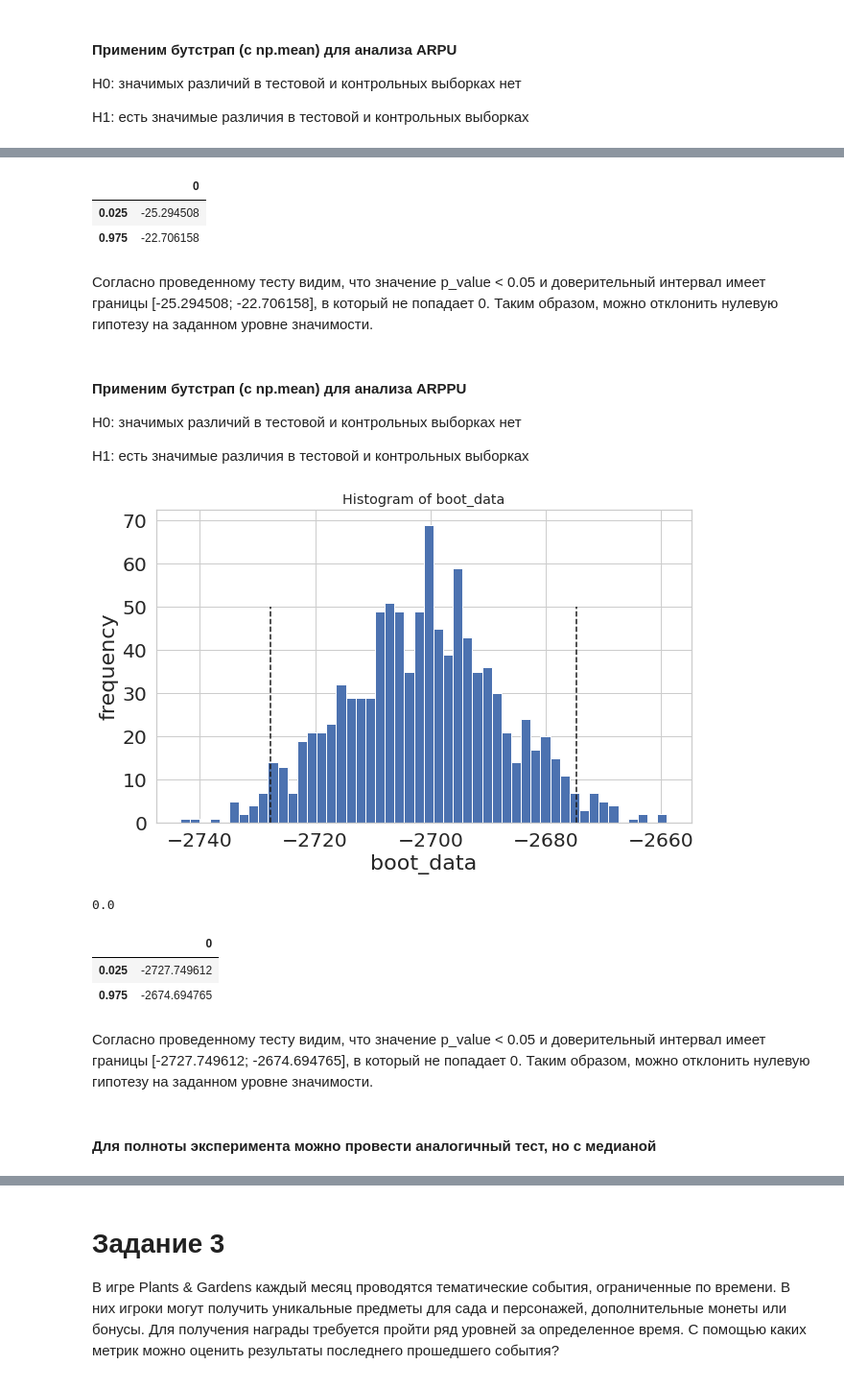
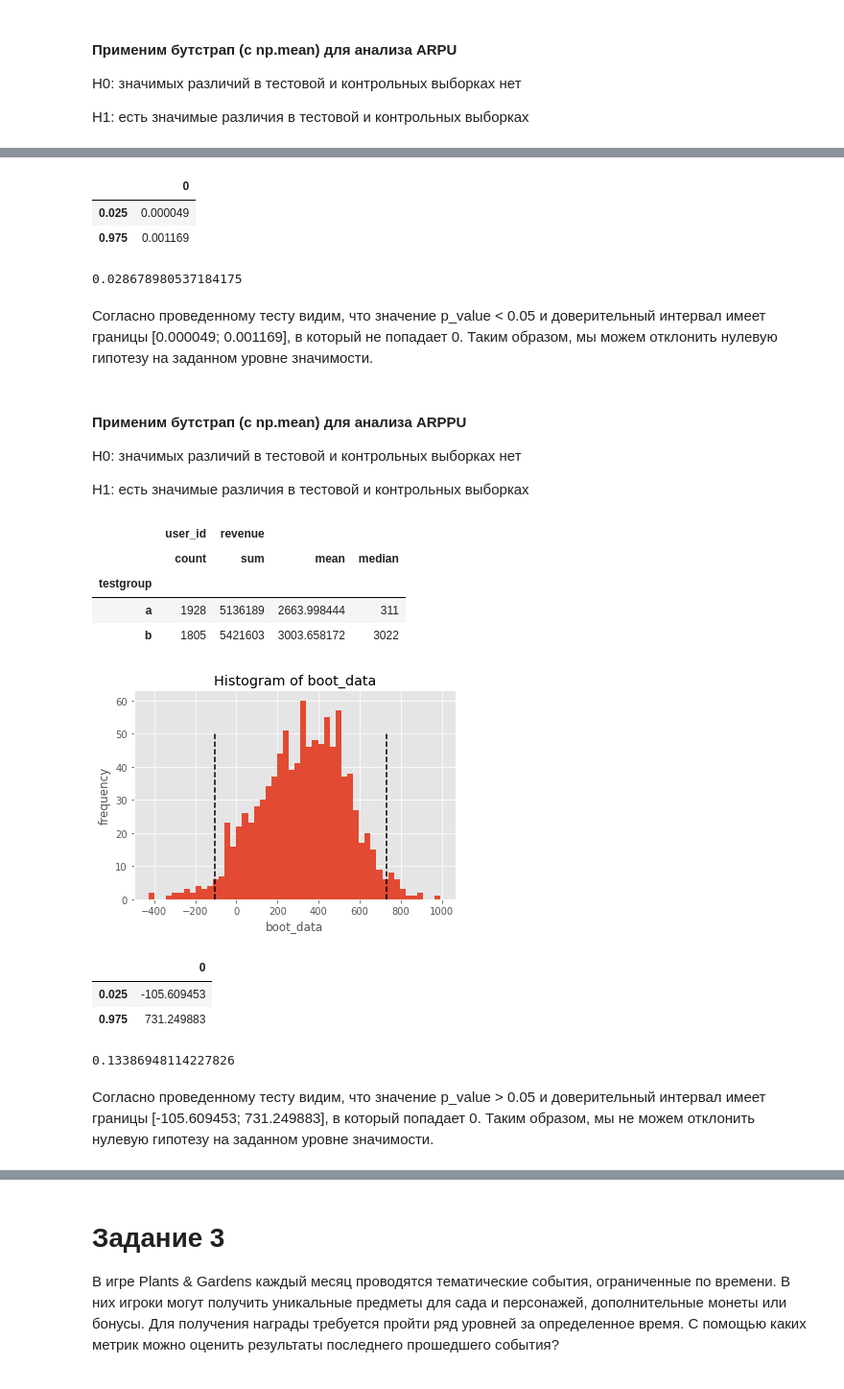
Before and after one commit to GLaDOS070/educational_projects, a Jupyter notebook: final_project/Final_project_var_1.ipynb, the cells around one changed output, grey strips where cells are left out. Shown at 96% size. Drawn from its saved outputs; the diff is of its cells as text; code cells hidden in the pictures.

```diff
--- a/final_project/Final_project_var_1.ipynb
+++ b/final_project/Final_project_var_1.ipynb
@@ -413,34 +400,50 @@ booted_data_test["p_value"]
 # %%
-booted_data_test['ci']
+booted_data_test_cr['ci']
 # %% [output]
 |  | 0 |
-| 0.025 | -25.294508 |
-| 0.975 | -22.706158 |
+| 0.025 | 0.000049 |
+| 0.975 | 0.001169 |
+# %%
+booted_data_test_cr["p_value"]
+# %% [output]
+0.028678980537184175
 # %% [markdown]
-Согласно проведенному тесту видим, что значение p_value < 0.05 и доверительный интервал имеет границы [-25.294508; -22.706158], в который не попадает 0.
-Таким образом, можно отклонить нулевую гипотезу на заданном уровне значимости.
+Согласно проведенному тесту видим, что значение p_value < 0.05 и доверительный интервал имеет границы [0.000049; 0.001169], в который не попадает 0.
+Таким образом, мы можем отклонить нулевую гипотезу на заданном уровне значимости.
 # %% [markdown]
 #### Применим бутстрап (с np.mean) для анализа ARPPU
 
 H0: значимых различий в тестовой и контрольных выборках нет
 
 H1: есть значимые различия в тестовой и контрольных выборках
+# %%
+# расчет краткой описательнйо статистике для платящих пользователей
+df.query('0 < revenue').groupby('testgroup').agg({'user_id': 'count', 'revenue': ['sum', 'mean', 'median']})
+# %% [output]
+|  | user_id | revenue |  |  |
+|  | count | sum | mean | median |
+| testgroup |  |  |  |  |
+| a | 1928 | 5136189 | 2663.998444 | 311 |
+| b | 1805 | 5421603 | 3003.658172 | 3022 |
+# %%
+# создаем новый дф с платящими пользователями по тестовой группе
+df_test_pay = df.query('testgroup == "b" and revenue > 0')
+# создаем новый дф с платящими пользователями по контрольной группе
+df_control_pay = df.query('testgroup == "a" and revenue > 0')
 # %%
-booted_data = get_bootstrap(df_control_pay_normal.revenue, df_test_pay.revenue, statistic=np.mean)
+booted_data_test_arppu = get_bootstrap(df_test_pay.revenue, df_control_pay.revenue, statistic=np.mean)
 # %% [output]
-[figure, old version]
+[figure, new version]
+# %%
+booted_data_test_arppu['ci']
+# %% [output]
+|  | 0 |
+| 0.025 | -105.609453 |
+| 0.975 | 731.249883 |
 # %%
-booted_data["p_value"]
+booted_data_test_arppu["p_value"]
 # %% [output]
-0.0
+0.13386948114227826
-# %%
-booted_data["ci"]
-# %% [output]
-|  | 0 |
-| 0.025 | -2727.749612 |
-| 0.975 | -2674.694765 |
 # %% [markdown]
-Согласно проведенному тесту видим, что значение p_value < 0.05 и доверительный интервал имеет границы [-2727.749612; -2674.694765], в который не попадает 0.
-Таким образом, можно отклонить нулевую гипотезу на заданном уровне значимости.
+Согласно проведенному тесту видим, что значение p_value > 0.05 и доверительный интервал имеет границы [-105.609453; 731.249883], в который попадает 0.
+Таким образом, мы не можем отклонить нулевую гипотезу на заданном уровне значимости.
-# %% [markdown]
-#### Для полноты эксперимента можно провести аналогичный тест, но с медианой
```
Also changed, not shown: parts of 52 cells of this notebook, 1 other file.
